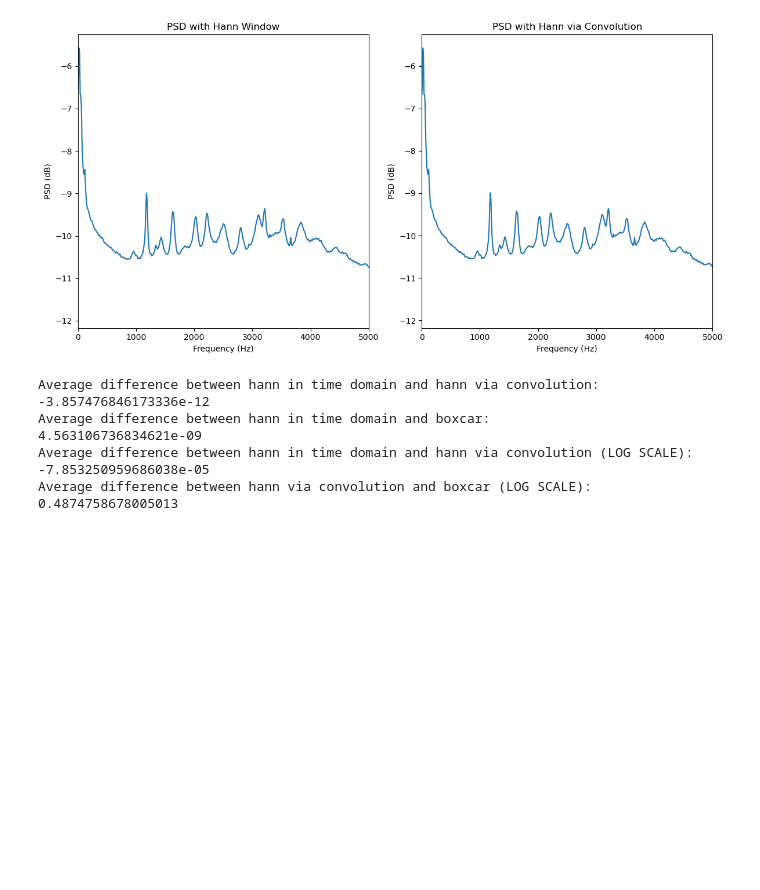
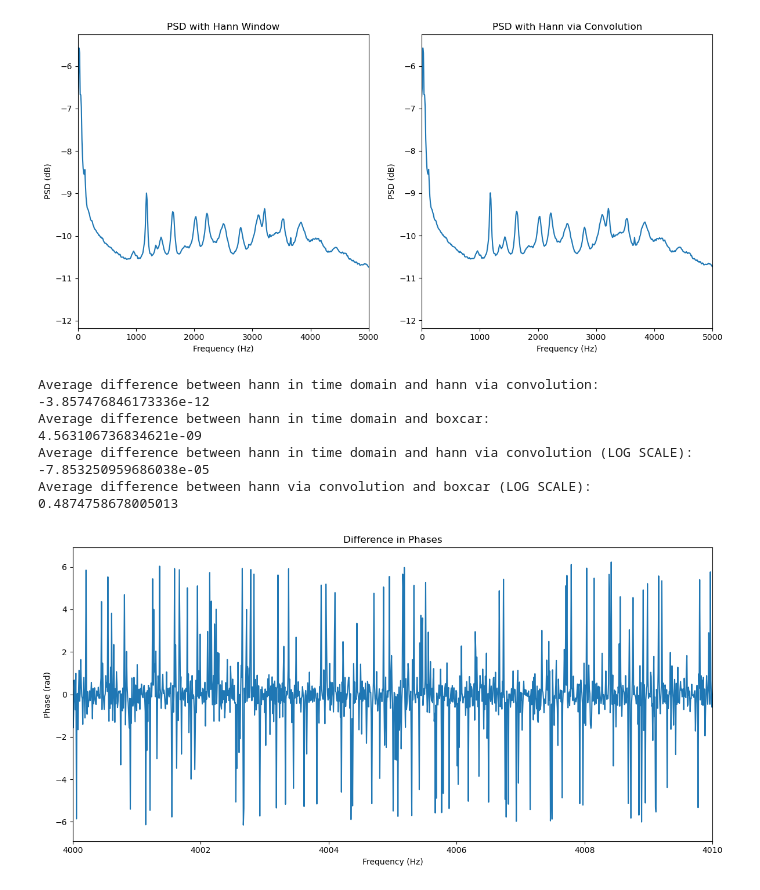
Before and after one commit to seththepeacock/vodscillators, a Jupyter notebook: c_theta_hann_theory.ipynb, the cells around one changed output. Drawn from its saved outputs; the diff is of its cells as text; code cells hidden in the pictures; blank space fills up the shorter version.

```diff
--- a/c_theta_hann_theory.ipynb
+++ b/c_theta_hann_theory.ipynb
@@ -144,3 +144,46 @@ Average difference between hann in time domain and hann via convolution (LOG SCA
 -7.853250959686038e-05
 Average difference between hann via convolution and boxcar (LOG SCALE):
 0.4874758678005013
+# %%
+"Checking phase effect of hann"
+import matplotlib.pyplot as plt
+import numpy as np
+from plots import get_coherence
+from scipy.fft import rfft, rfftfreq
+filepath = "C:\\Users\\Owner\\OneDrive\\Documents\\GitHub\\SOAEpeaks\\Data\\"
+filename = 'ACfls27rearSOAEwfD01.txt'
+wf = np.loadtxt(filepath + filename)
+sr = 44100
+wf_title = "Lizard SOAE Waveform"
+
+# OPTIONS
+fftshift = 1
+
+if fftshift:
+    wf = np.fft.fftshift(wf)
+
+N = len(wf)
+f = rfftfreq(N, 1/sr)
+rfft_boxcar = rfft(wf)
+rfft_hann = rfft(np.hanning(N) * wf)
+phases_hann = np.angle(rfft_hann)
+phases_boxcar = np.angle(rfft_boxcar)
+# %%
+# OPTIONS
+unwrap = 0
+
+phase_effect = phases_hann - phases_boxcar
+if unwrap:
+    phase_effect = np.unwrap(phase_effect)
+
+plt.figure(figsize=(12, 6))
+plt.plot(f, phase_effect)
+plt.xlabel("Frequency (Hz)")
+plt.ylabel("Phase (rad)")
+plt.xlim(4000, 4010)
+# plt.ylim(-100, 0)
+plt.title("Difference in Phases")
+plt.tight_layout()
+plt.show()
+# %% [output]
+[figure, added]
```
Also changed, not shown: 20 other files.
